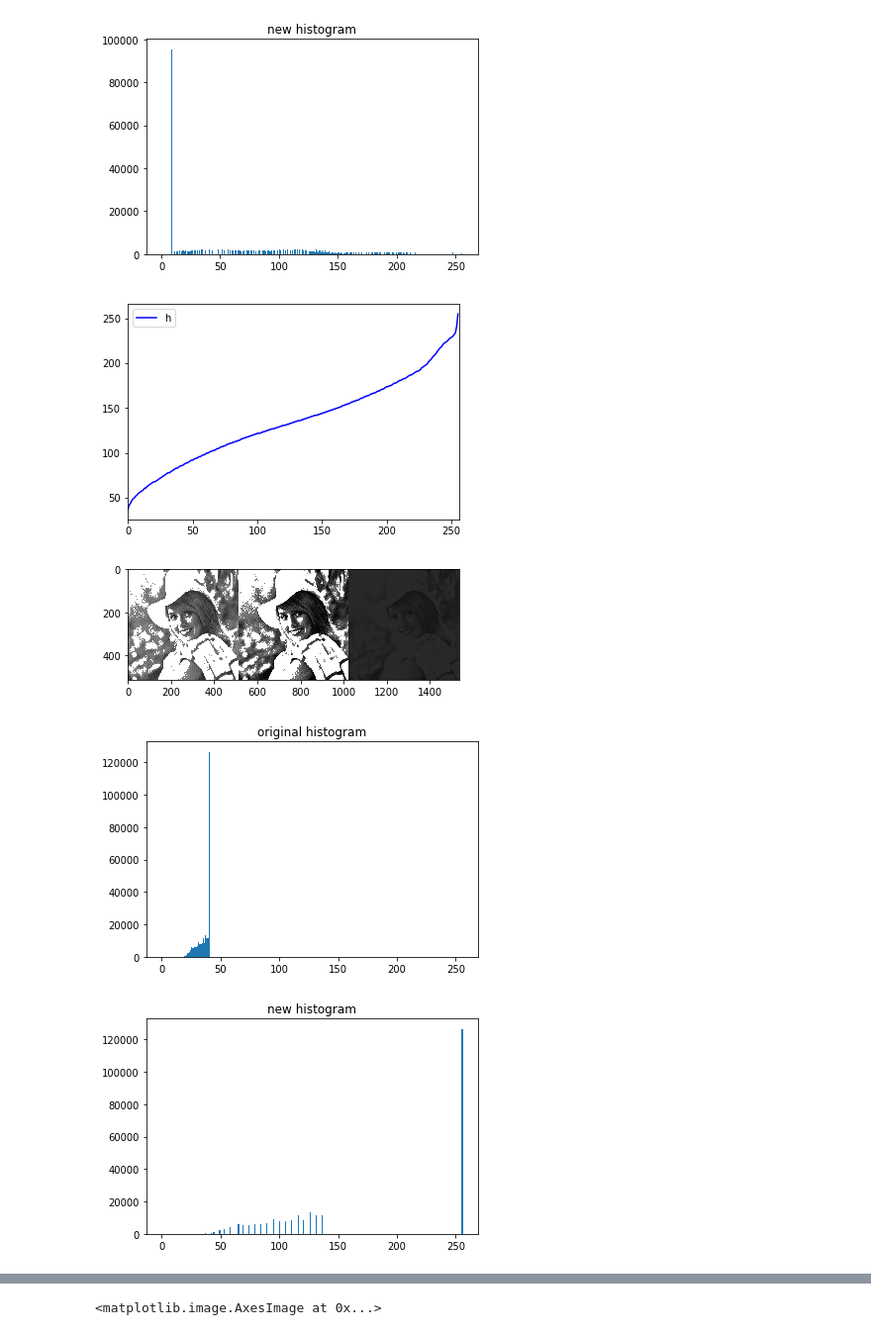
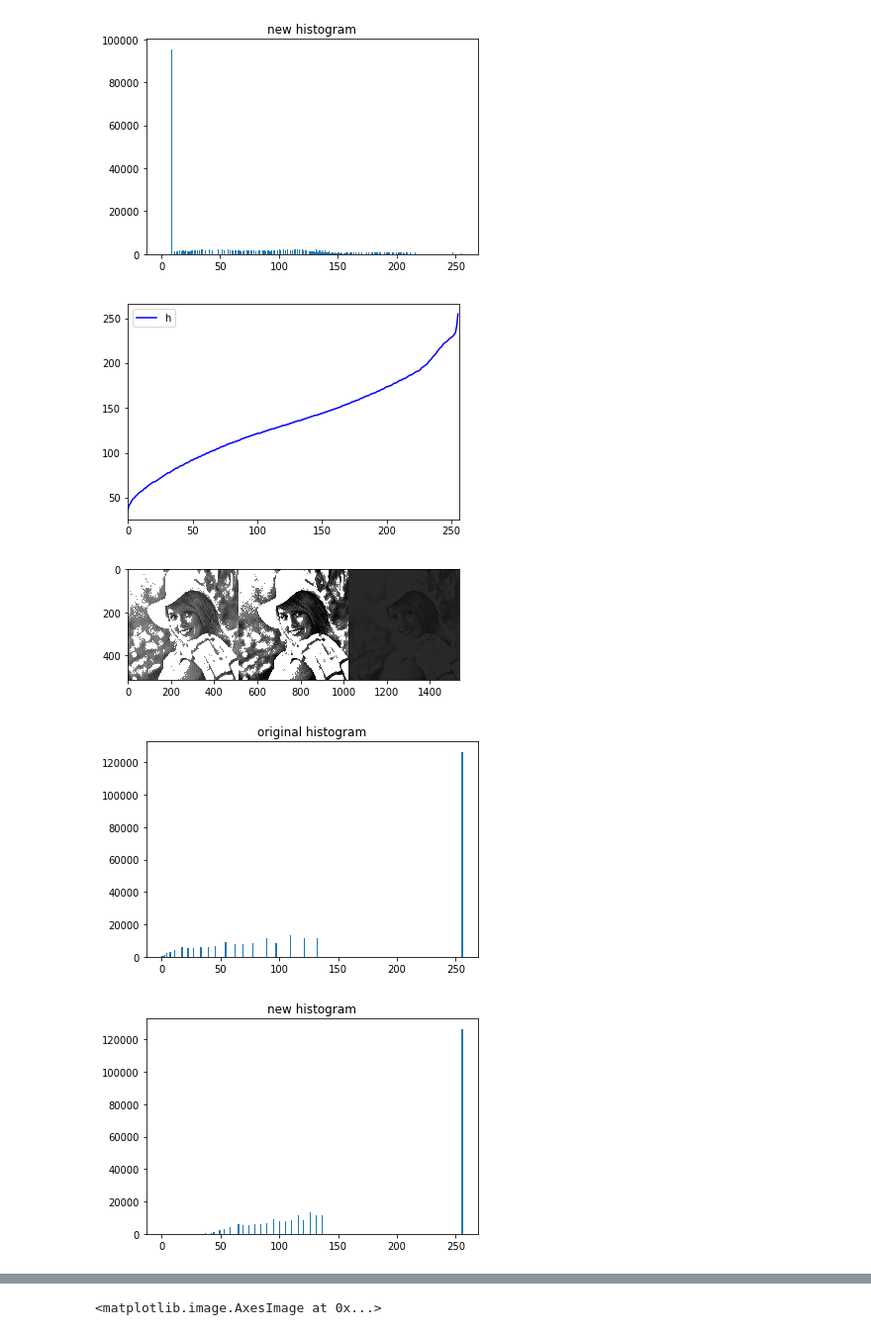
Before and after one commit to 1989Ryan/Digital-Image-Processing-Project, a Jupyter notebook: CV_python_toolbox/Notebook/ImageProcessingAssignment.ipynb, the cells around one changed output, grey strips where cells are left out. Shown at 99% size. Drawn from its saved outputs; the diff is of its cells as text; code cells hidden in the pictures.

```diff
--- a/CV_python_toolbox/Notebook/ImageProcessingAssignment.ipynb
+++ b/CV_python_toolbox/Notebook/ImageProcessingAssignment.ipynb
@@ -291,35 +290,35 @@ equ = cv2.equalizeHist(img)
 #array = tool.createhisto(arr)
 #plt.plot(array, color = 'b')
 #plt.figure()
 cdf = tool.calcdf(model_img)
 res = np.zeros((512, 512, 3), dtype =np.uint8)
 res = cdf[equ]
 '''
 plt.plot(cdf, color = 'b')
 plt.hist(model_img.flatten(),256,[0,256], color = 'r')
 plt.xlim([0,256])
 plt.legend(('histogram'), loc = 'upper left')
 plt.show()
 '''
 plt.plot(cdf, color = 'b')
 plt.xlim([0,256])
 plt.legend(('histogram'), loc = 'upper left')
 plt.show()
 mat = np.hstack((res,equ,img))
 cv2.imwrite(result_name, mat)
 im = Image.open(result_name)
 plt.imshow(im)
 plt.figure()
 plt.title(u"original histogram")
-plt.hist(img.ravel(), 256, [0,256])
+plt.hist(equ.ravel(), 256, [0,256])
 plt.show()
 plt.title(u"new histogram")
 plt.hist(res.ravel(), 256, [0,256])
 plt.show()
 # %% [output]
 [figure]
 [figure]
-[figure, old version]
+[figure, new version]
 [figure]
 # %%
 model_img = cv2.imread("../../homework3/project3/citywall.bmp")
```
Also changed, not shown: parts of 5 cells of this notebook, 2 other files.
